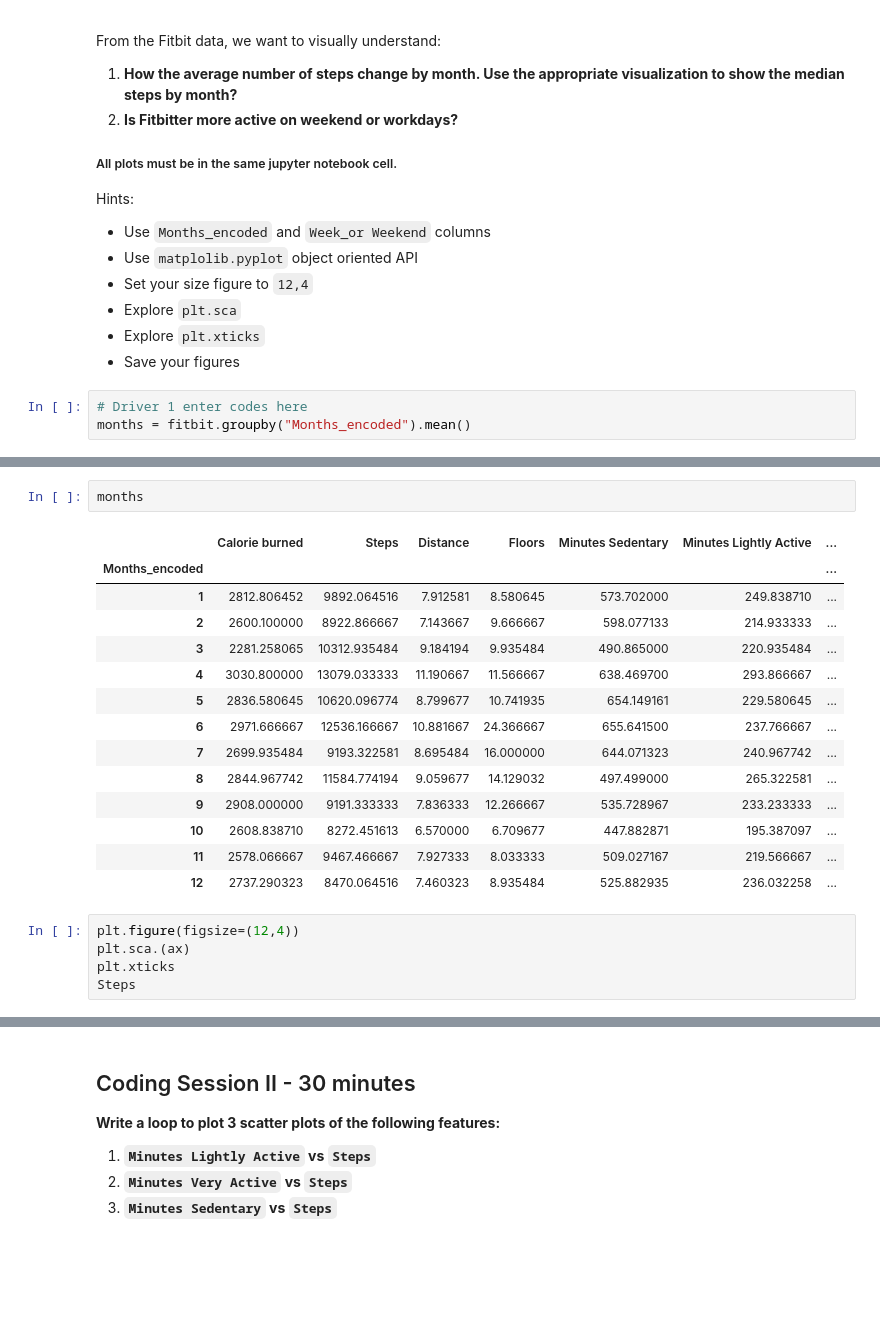
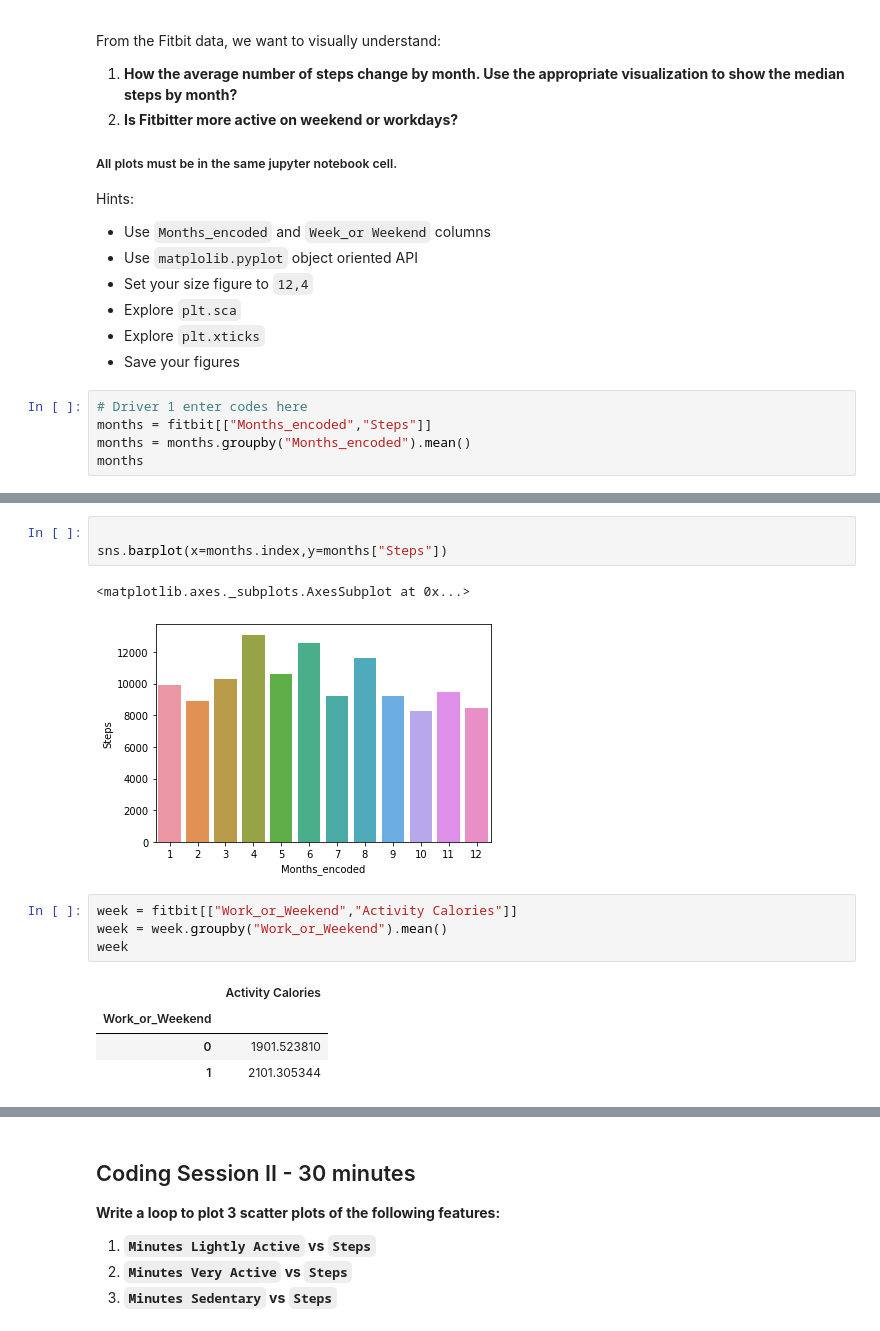
Before and after one commit to ironhack-datalabs/datamad0620, a Jupyter notebook: module-2/lab-matplotlib-seaborn/your-code/challenge-2.ipynb, the cells around one changed output, grey strips where cells are left out. Drawn from its saved outputs; the diff is of its cells as text; blank space fills up the shorter version.

```diff
--- a/module-2/lab-matplotlib-seaborn/your-code/challenge-2.ipynb
+++ b/module-2/lab-matplotlib-seaborn/your-code/challenge-2.ipynb
@@ -47,4 +47,6 @@ Hints:
 - Save your figures
 # %%
 # Driver 1 enter codes here
-months = fitbit.groupby("Months_encoded").mean()
+months = fitbit[["Months_encoded","Steps"]]
+months = months.groupby("Months_encoded").mean()
+months
@@ -51,22 +68,15 @@ months = fitbit.groupby("Months_encoded").mean()
-# %%
-months
-# %% [output]
-|  | Calorie burned | Steps | Distance | Floors | Minutes Sedentary | Minutes Lightly Active | ... |
-| Months_encoded |  |  |  |  |  |  | ... |
-| 1 | 2812.806452 | 9892.064516 | 7.912581 | 8.580645 | 573.702000 | 249.838710 | ... |
-| 2 | 2600.100000 | 8922.866667 | 7.143667 | 9.666667 | 598.077133 | 214.933333 | ... |
-| 3 | 2281.258065 | 10312.935484 | 9.184194 | 9.935484 | 490.865000 | 220.935484 | ... |
-| 4 | 3030.800000 | 13079.033333 | 11.190667 | 11.566667 | 638.469700 | 293.866667 | ... |
-| 5 | 2836.580645 | 10620.096774 | 8.799677 | 10.741935 | 654.149161 | 229.580645 | ... |
-| 6 | 2971.666667 | 12536.166667 | 10.881667 | 24.366667 | 655.641500 | 237.766667 | ... |
-| 7 | 2699.935484 | 9193.322581 | 8.695484 | 16.000000 | 644.071323 | 240.967742 | ... |
-| 8 | 2844.967742 | 11584.774194 | 9.059677 | 14.129032 | 497.499000 | 265.322581 | ... |
-| 9 | 2908.000000 | 9191.333333 | 7.836333 | 12.266667 | 535.728967 | 233.233333 | ... |
-| 10 | 2608.838710 | 8272.451613 | 6.570000 | 6.709677 | 447.882871 | 195.387097 | ... |
-| 11 | 2578.066667 | 9467.466667 | 7.927333 | 8.033333 | 509.027167 | 219.566667 | ... |
-| 12 | 2737.290323 | 8470.064516 | 7.460323 | 8.935484 | 525.882935 | 236.032258 | ... |
-# %%
-plt.figure(figsize=(12,4))
-plt.sca.(ax)
-plt.xticks
-Steps
+# %%
+
+sns.barplot(x=months.index,y=months["Steps"])
+# %% [output]
+<matplotlib.axes._subplots.AxesSubplot at 0x...>
+[figure, added]
+# %%
+week = fitbit[["Work_or_Weekend","Activity Calories"]]
+week = week.groupby("Work_or_Weekend").mean()
+week
+# %% [output]
+|  | Activity Calories |
+| Work_or_Weekend |  |
+| 0 | 1901.523810 |
+| 1 | 2101.305344 |
```
Also changed, not shown: parts of 4 cells of this notebook, 1 other file.
